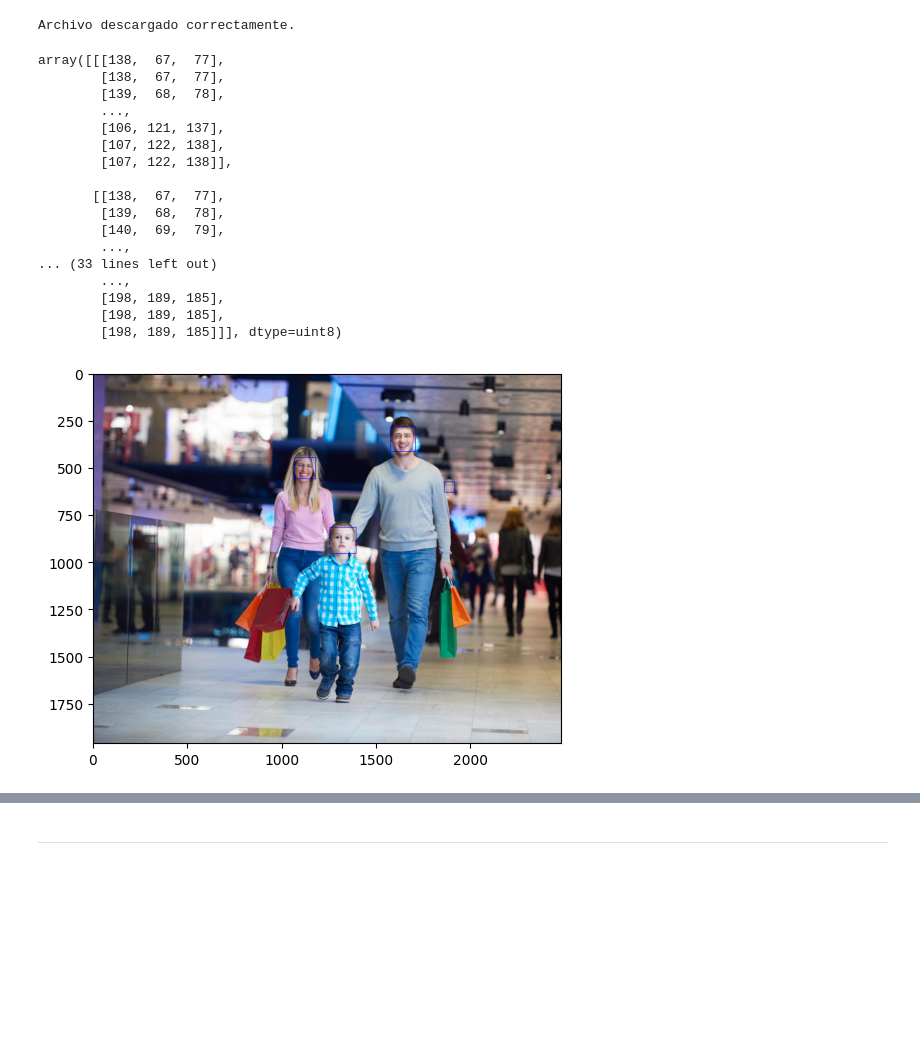
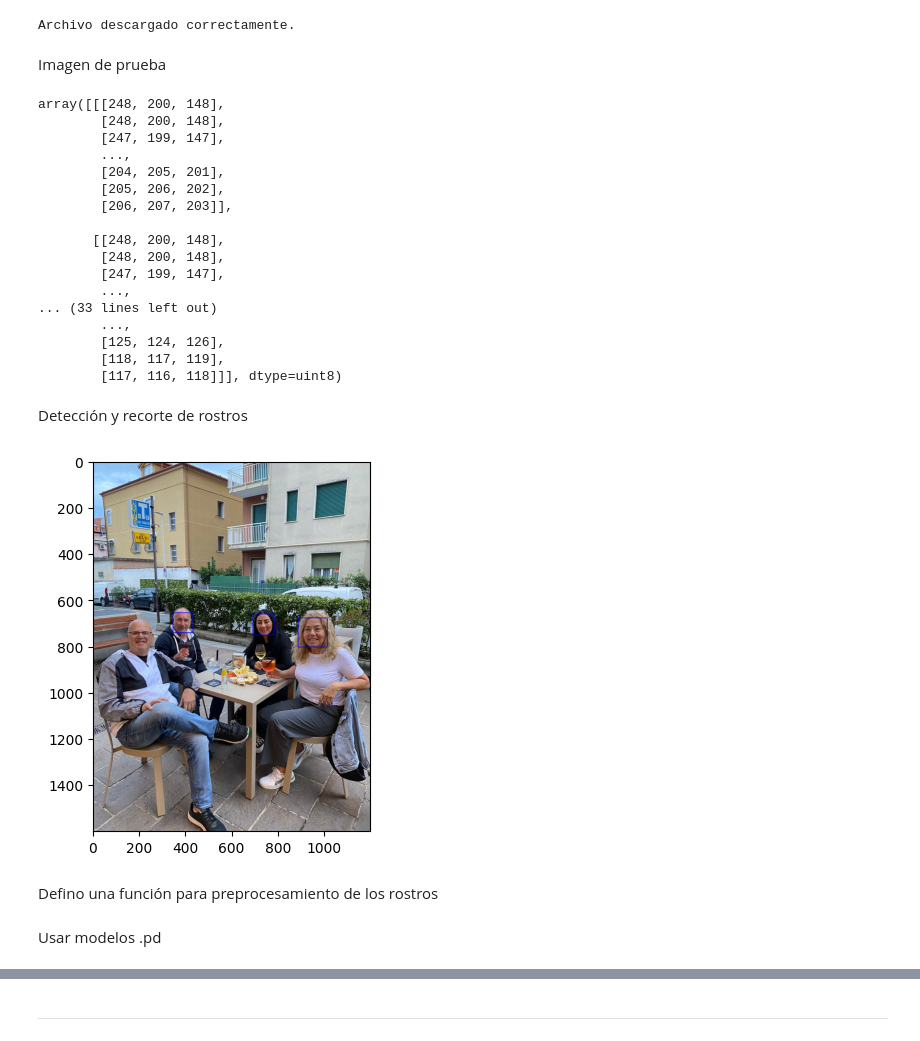
Before and after one commit to MartinaLarrea/CV_age_classification, a Jupyter notebook: MVP.ipynb, the cells around one changed output, grey strips where cells are left out. Drawn from its saved outputs; the diff is of its cells as text; code cells hidden in the pictures; blank space fills up the shorter version.

```diff
--- a/MVP.ipynb
+++ b/MVP.ipynb
@@ -19,50 +22,54 @@ urllib.request.urlretrieve(url, file_path)
 print("Archivo descargado correctamente.")
 # %% [output]
 Archivo descargado correctamente.
+# %% [markdown]
+Imagen de prueba
 # %%
 # Ruta de la imagen
-img_path = r"imagenes_MVP\sweden-2022-family-in-shopping-mall-free-photo.jpg"
+img_path = r"images/imagenes_MVP\WhatsApp Image 2024-10-21 at 21.03.41.jpeg"
 
 # Leer la imagen
 img = cv2.imread(img_path)
 # %%
 img
 # %% [output]
-array([[[138,  67,  77],
-        [138,  67,  77],
-        [139,  68,  78],
+array([[[248, 200, 148],
+        [248, 200, 148],
+        [247, 199, 147],
         ...,
-        [106, 121, 137],
-        [107, 122, 138],
-        [107, 122, 138]],
+        [204, 205, 201],
+        [205, 206, 202],
+        [206, 207, 203]],
 
-       [[138,  67,  77],
-        [139,  68,  78],
-        [140,  69,  79],
+       [[248, 200, 148],
+        [248, 200, 148],
+        [247, 199, 147],
         ...,
 ... (33 lines left out)
         ...,
-        [198, 189, 185],
-        [198, 189, 185],
-        [198, 189, 185]]], dtype=uint8)
+        [125, 124, 126],
+        [118, 117, 119],
+        [117, 116, 118]]], dtype=uint8)
+# %% [markdown]
+Detección y recorte de rostros
 # %%
 # Carga el clasificador Haar Cascade
-face_cascade = cv2.CascadeClassifier('haarcascade_frontalface_default.xml')
+face_cascade = cv2.CascadeClassifier('models/haarcascade_frontalface_default.xml')
 
 # Convierte la imagen a escala de grises
 gray = cv2.cvtColor(img, cv2.COLOR_BGR2GRAY)
 gray = cv2.GaussianBlur(gray, (5, 5), 0)
 gray = cv2.equalizeHist(gray)
 # Detecta los rostros
-faces = face_cascade.detectMultiScale(gray, scaleFactor=1.03, minNeighbors=70, minSize=(20, 20))
+faces = face_cascade.detectMultiScale(gray, scaleFactor=1.05, minNeighbors=70, minSize=(40, 40))
 # Ajuste los parámetros para que no detecte todo como una cara sin dejar ninguna afuera
 # Dibuja rectángulos alrededor de las caras detectadas
 for (x, y, w, h) in faces:
     cv2.rectangle(img, (x, y), (x + w, y + h), (255, 0, 0), 2)
 
 # Muestra la imagen con los rostros detectados
 from matplotlib import pyplot as plt
 plt.imshow(cv2.cvtColor(img, cv2.COLOR_BGR2RGB))
 plt.show()
 # %% [output]
-[figure, old version]
+[figure, new version]
@@ -72,3 +76,5 @@ custom_model = load_model("model_VGG16.keras")
+# %% [markdown]
+Defino una función para preprocesamiento de los rostros
 # %%
 # Definir la función para preprocesar la cara
 def preprocess_face(face_img):
@@ -85,3 +91,5 @@ def preprocess_face(face_img):
     face_preprocessed = preprocess_input(face_array)
 
     return face_preprocessed
+# %% [markdown]
+Usar modelos .pd
```
Also changed, not shown: parts of 10 cells of this notebook, 4 other files.
